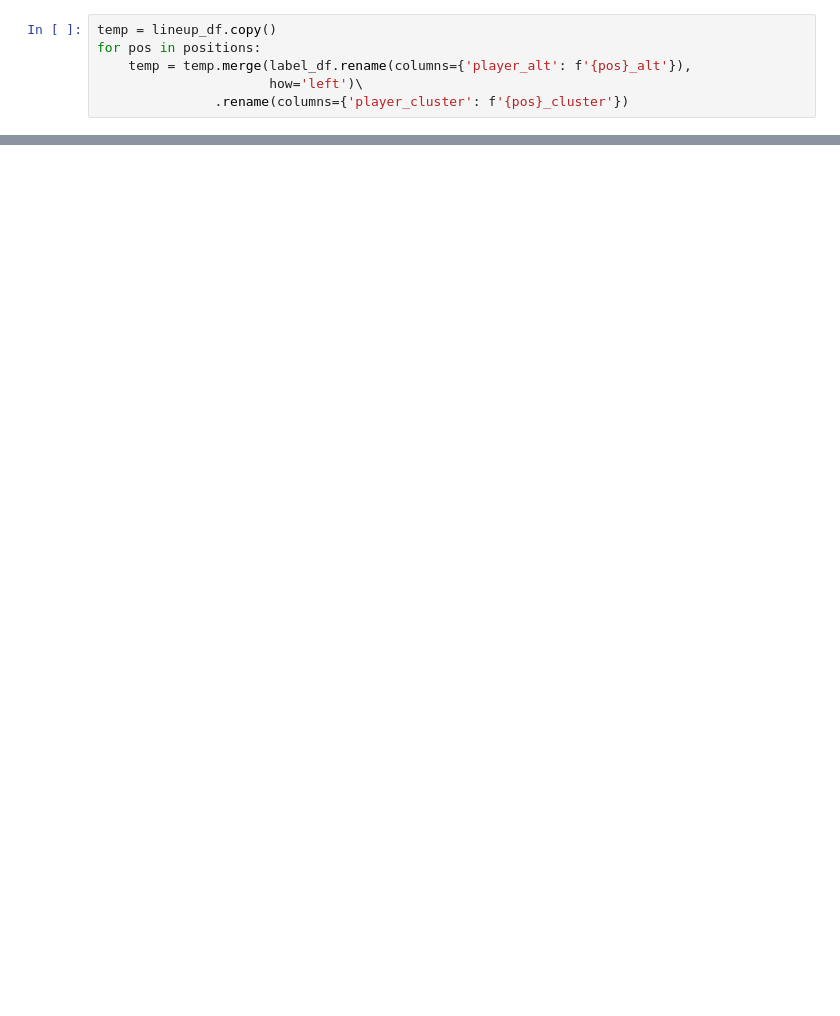
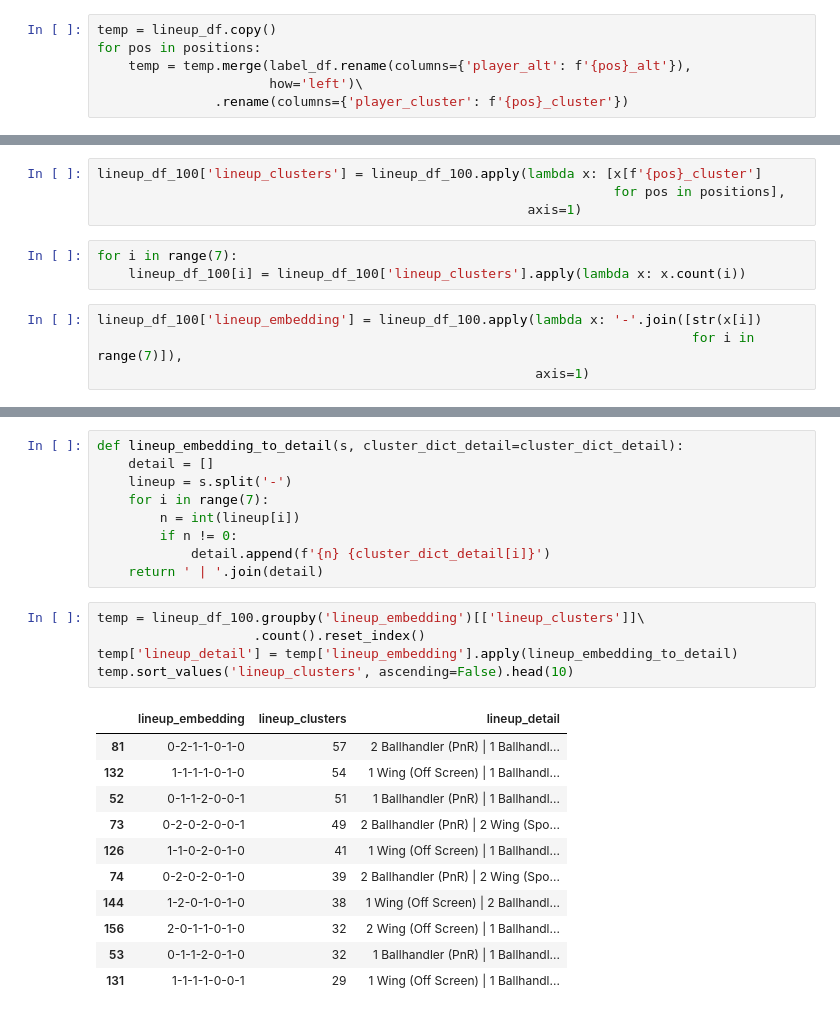
Before and after one commit to xulianrenzoku/synergy_clustering, a Jupyter notebook: nba_clustering_lineup_models.ipynb, the cells around one changed output, grey strips where cells are left out. Drawn from its saved outputs; the diff is of its cells as text; blank space fills up the shorter version.

```diff
--- a/nba_clustering_lineup_models.ipynb
+++ b/nba_clustering_lineup_models.ipynb
@@ -202,0 +384,11 @@ temp[temp['Poss'] >= 100].shape
+# %%
+lineup_df_100['lineup_clusters'] = lineup_df_100.apply(lambda x: [x[f'{pos}_cluster']
+                                                                  for pos in positions],
+                                                       axis=1)
+# %%
+for i in range(7):
+    lineup_df_100[i] = lineup_df_100['lineup_clusters'].apply(lambda x: x.count(i))
+# %%
+lineup_df_100['lineup_embedding'] = lineup_df_100.apply(lambda x: '-'.join([str(x[i])
+                                                                            for i in range(7)]),
+                                                        axis=1)
@@ -202,0 +411,26 @@ temp[temp['Poss'] >= 100].shape
+# %%
+def lineup_embedding_to_detail(s, cluster_dict_detail=cluster_dict_detail):
+    detail = []
+    lineup = s.split('-')
+    for i in range(7):
+        n = int(lineup[i])
+        if n != 0:
+            detail.append(f'{n} {cluster_dict_detail[i]}')
+    return ' | '.join(detail)
+# %%
+temp = lineup_df_100.groupby('lineup_embedding')[['lineup_clusters']]\
+                    .count().reset_index()
+temp['lineup_detail'] = temp['lineup_embedding'].apply(lineup_embedding_to_detail)
+temp.sort_values('lineup_clusters', ascending=False).head(10)
+# %% [output]
+|  | lineup_embedding | lineup_clusters | lineup_detail |
+| 81 | 0-2-1-1-0-1-0 | 57 | 2 Ballhandler (PnR) | 1 Ballhandl... |
+| 132 | 1-1-1-1-0-1-0 | 54 | 1 Wing (Off Screen) | 1 Ballhandl... |
+| 52 | 0-1-1-2-0-0-1 | 51 | 1 Ballhandler (PnR) | 1 Ballhandl... |
+| 73 | 0-2-0-2-0-0-1 | 49 | 2 Ballhandler (PnR) | 2 Wing (Spo... |
+| 126 | 1-1-0-2-0-1-0 | 41 | 1 Wing (Off Screen) | 1 Ballhandl... |
+| 74 | 0-2-0-2-0-1-0 | 39 | 2 Ballhandler (PnR) | 2 Wing (Spo... |
+| 144 | 1-2-0-1-0-1-0 | 38 | 1 Wing (Off Screen) | 2 Ballhandl... |
+| 156 | 2-0-1-1-0-1-0 | 32 | 2 Wing (Off Screen) | 1 Ballhandl... |
+| 53 | 0-1-1-2-0-1-0 | 32 | 1 Ballhandler (PnR) | 1 Ballhandl... |
+| 131 | 1-1-1-1-0-0-1 | 29 | 1 Wing (Off Screen) | 1 Ballhandl... |
```
Also changed, not shown: parts of 55 cells of this notebook.
